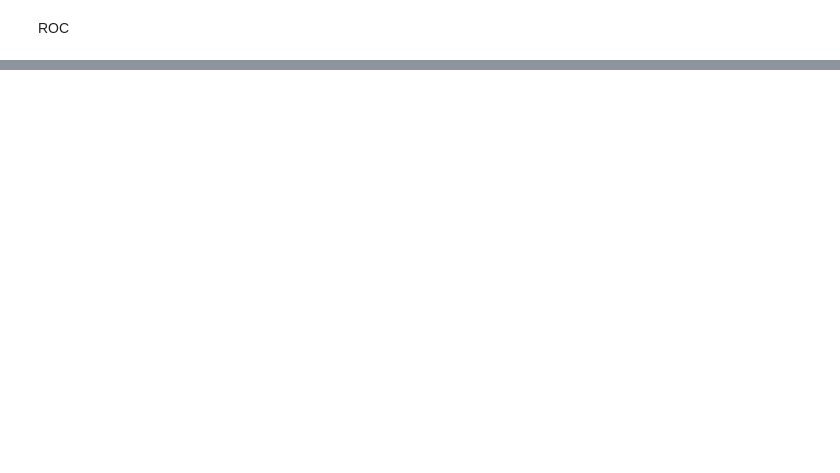
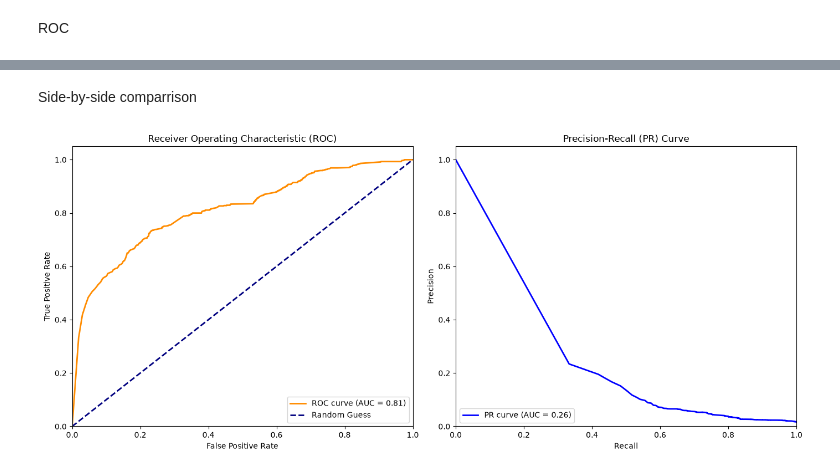
Before and after one commit to Sabah-hoq/yeast, a Jupyter notebook: graphs/graph.ipynb, the cells around one changed output, grey strips where cells are left out. Cells and saved outputs as stored; diff of their text form; code cells hidden in the pictures; blank space fills up the shorter version.

```diff
--- a/graphs/graph.ipynb
+++ b/graphs/graph.ipynb
@@ -78,0 +158,28 @@ ROC
+# %% [markdown]
+Side-by-side comparrison
+# %%
+fig, (ax1, ax2) = plt.subplots(1, 2, figsize=(14, 6))
+
+# ROC Curve Plot
+ax1.plot(fpr, tpr, color='darkorange', lw=2, label=f'ROC curve (AUC = {auc_score:.2f})')
+ax1.plot([0, 1], [0, 1], color='navy', lw=2, linestyle='--', label='Random Guess')
+ax1.set_xlim([0.0, 1.0])
+ax1.set_ylim([0.0, 1.05])
+ax1.set_xlabel('False Positive Rate')
+ax1.set_ylabel('True Positive Rate')
+ax1.set_title('Receiver Operating Characteristic (ROC)')
+ax1.legend(loc="lower right")
+
+# PR Curve Plot
+ax2.plot(recall, precision, color='blue', lw=2, label=f'PR curve (AUC = {pr_auc:.2f})')
+ax2.set_xlim([0.0, 1.0])
+ax2.set_ylim([0.0, 1.05])
+ax2.set_xlabel('Recall')
+ax2.set_ylabel('Precision')
+ax2.set_title('Precision-Recall (PR) Curve')
+ax2.legend(loc="lower left")
+
+plt.tight_layout()
+plt.show()
+# %% [output]
+[figure, added]
```
Also changed, not shown: parts of 11 cells of this notebook, 3 other files.
